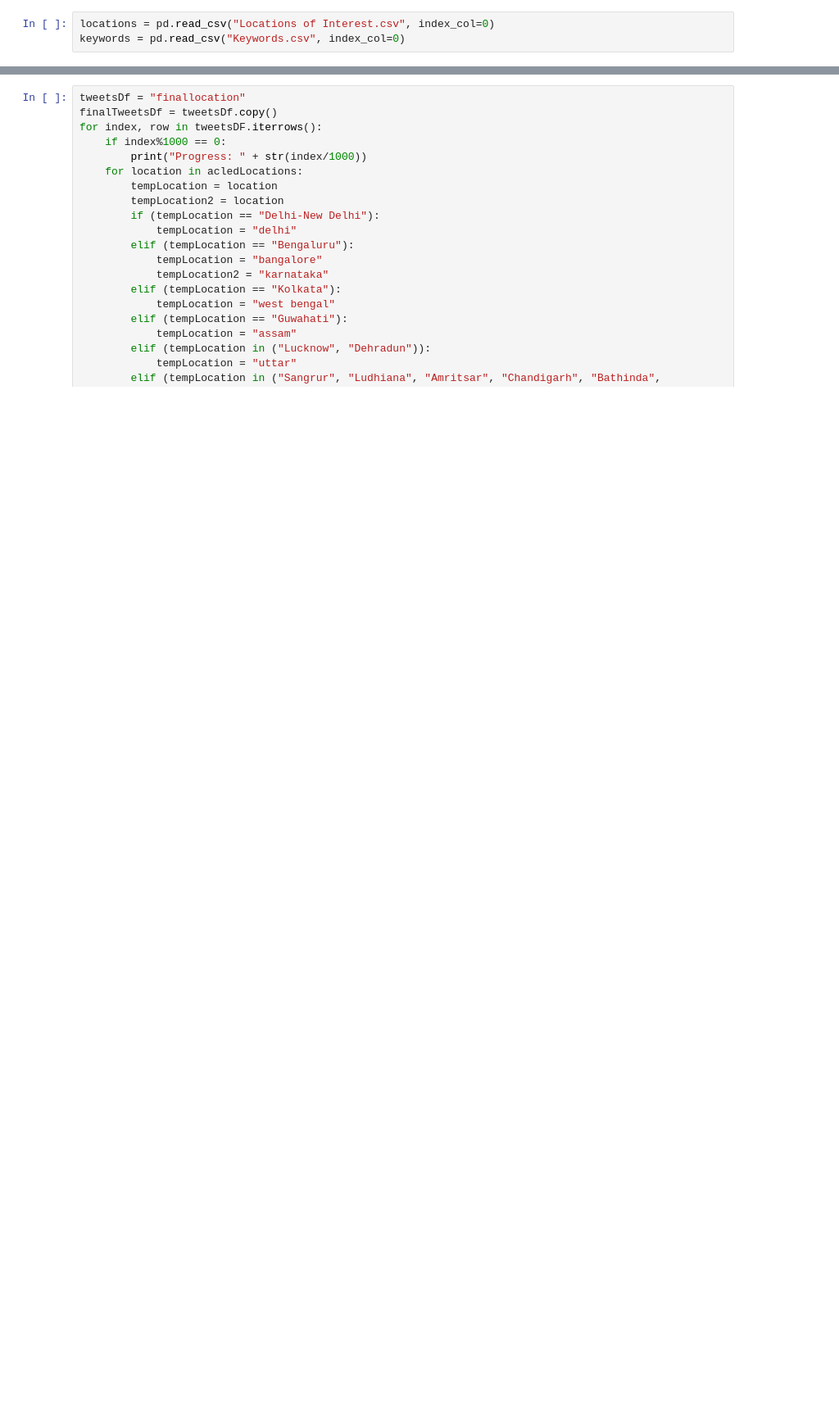
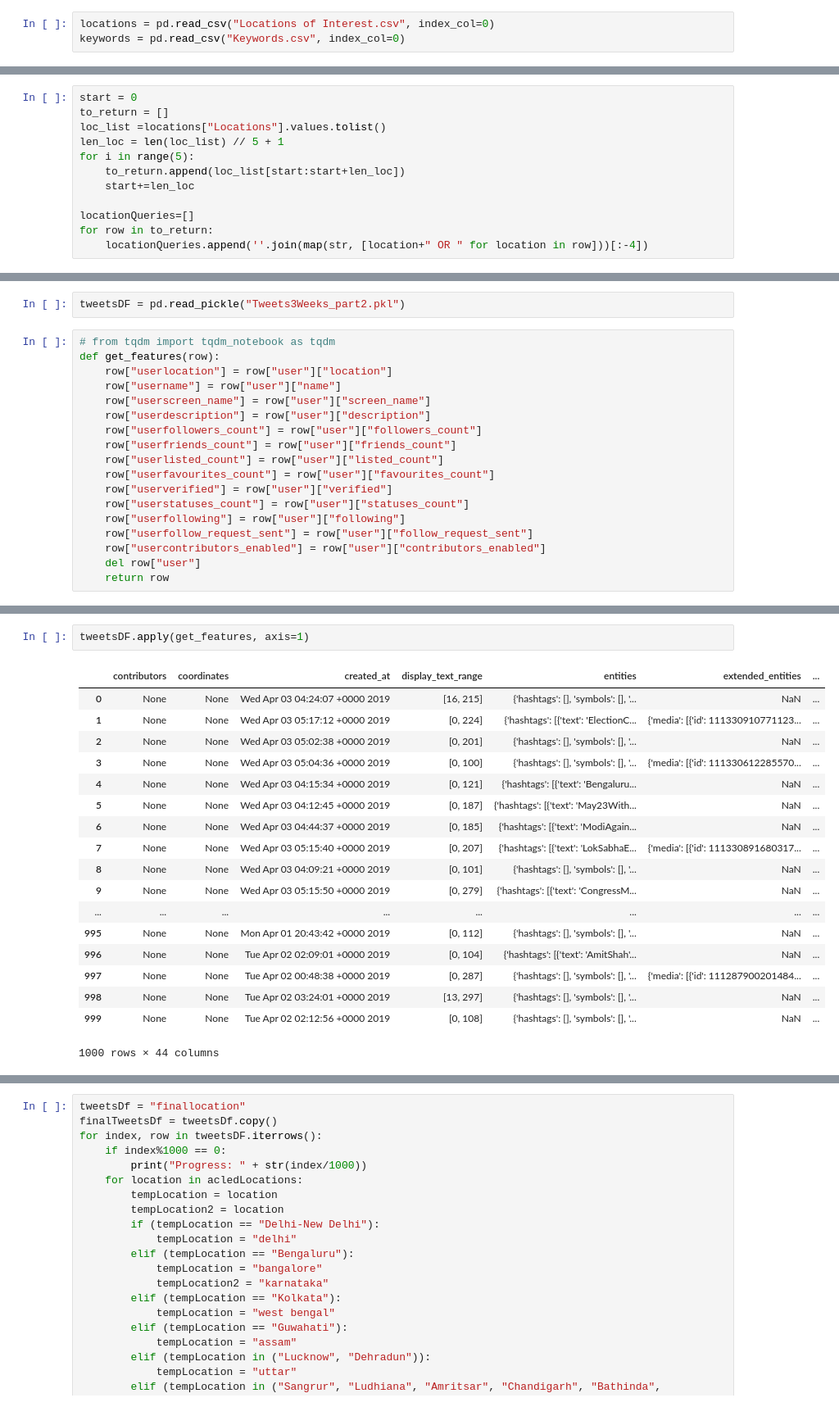
Before and after one commit to aashish-jain/Social-unrest-prediction, a Jupyter notebook: twitter/Tweet Collector v3.ipynb, the cells around one changed output, grey strips where cells are left out. Shown at 82% size. Drawn from its saved outputs; the diff is of its cells as text; blank space fills up the shorter version.

```diff
--- a/twitter/Tweet Collector v3.ipynb
+++ b/twitter/Tweet Collector v3.ipynb
@@ -56,0 +42,12 @@ if locationsLength > 0:
+# %%
+start = 0
+to_return = []
+loc_list =locations["Locations"].values.tolist()
+len_loc = len(loc_list) // 5 + 1
+for i in range(5):
+    to_return.append(loc_list[start:start+len_loc])
+    start+=len_loc
+
+locationQueries=[]
+for row in to_return:
+    locationQueries.append(''.join(map(str, [location+" OR " for location in row]))[:-4])
@@ -89,0 +115,20 @@ tweetsDF["usercontributors_enabled"] = ""
+# %%
+tweetsDF = pd.read_pickle("Tweets3Weeks_part2.pkl")
+# %%
+# from tqdm import tqdm_notebook as tqdm
+def get_features(row):
+    row["userlocation"] = row["user"]["location"]
+    row["username"] = row["user"]["name"]
+    row["userscreen_name"] = row["user"]["screen_name"]
+    row["userdescription"] = row["user"]["description"]
+    row["userfollowers_count"] = row["user"]["followers_count"]
+    row["userfriends_count"] = row["user"]["friends_count"]
+    row["userlisted_count"] = row["user"]["listed_count"]
+    row["userfavourites_count"] = row["user"]["favourites_count"]
+    row["userverified"] = row["user"]["verified"]
+    row["userstatuses_count"] = row["user"]["statuses_count"]
+    row["userfollowing"] = row["user"]["following"]
+    row["userfollow_request_sent"] = row["user"]["follow_request_sent"]
+    row["usercontributors_enabled"] = row["user"]["contributors_enabled"]
+    del row["user"]
+    return row
@@ -90 +139,22 @@ tweetsDF["usercontributors_enabled"] = ""
+# %%
+tweetsDF.apply(get_features, axis=1)
+# %% [output]
+|  | contributors | coordinates | created_at | display_text_range | entities | extended_entities | ... |
+| 0 | None | None | Wed Apr 03 04:24:07 +0000 2019 | [16, 215] | {'hashtags': [], 'symbols': [], '... | NaN | ... |
+| 1 | None | None | Wed Apr 03 05:17:12 +0000 2019 | [0, 224] | {'hashtags': [{'text': 'ElectionC... | {'media': [{'id': 111330910771123... | ... |
+| 2 | None | None | Wed Apr 03 05:02:38 +0000 2019 | [0, 201] | {'hashtags': [], 'symbols': [], '... | NaN | ... |
+| 3 | None | None | Wed Apr 03 05:04:36 +0000 2019 | [0, 100] | {'hashtags': [], 'symbols': [], '... | {'media': [{'id': 111330612285570... | ... |
+| 4 | None | None | Wed Apr 03 04:15:34 +0000 2019 | [0, 121] | {'hashtags': [{'text': 'Bengaluru... | NaN | ... |
+| 5 | None | None | Wed Apr 03 04:12:45 +0000 2019 | [0, 187] | {'hashtags': [{'text': 'May23With... | NaN | ... |
+| 6 | None | None | Wed Apr 03 04:44:37 +0000 2019 | [0, 185] | {'hashtags': [{'text': 'ModiAgain... | NaN | ... |
+| 7 | None | None | Wed Apr 03 05:15:40 +0000 2019 | [0, 207] | {'hashtags': [{'text': 'LokSabhaE... | {'media': [{'id': 111330891680317... | ... |
+| 8 | None | None | Wed Apr 03 04:09:21 +0000 2019 | [0, 101] | {'hashtags': [], 'symbols': [], '... | NaN | ... |
+| 9 | None | None | Wed Apr 03 05:15:50 +0000 2019 | [0, 279] | {'hashtags': [{'text': 'CongressM... | NaN | ... |
+| ... | ... | ... | ... | ... | ... | ... | ... |
+| 995 | None | None | Mon Apr 01 20:43:42 +0000 2019 | [0, 112] | {'hashtags': [], 'symbols': [], '... | NaN | ... |
+| 996 | None | None | Tue Apr 02 02:09:01 +0000 2019 | [0, 104] | {'hashtags': [{'text': 'AmitShah'... | NaN | ... |
+| 997 | None | None | Tue Apr 02 00:48:38 +0000 2019 | [0, 287] | {'hashtags': [], 'symbols': [], '... | {'media': [{'id': 111287900201484... | ... |
+| 998 | None | None | Tue Apr 02 03:24:01 +0000 2019 | [13, 297] | {'hashtags': [], 'symbols': [], '... | NaN | ... |
+| 999 | None | None | Tue Apr 02 02:12:56 +0000 2019 | [0, 108] | {'hashtags': [], 'symbols': [], '... | NaN | ... |
+1000 rows × 44 columns
 # %%
```
Also changed, not shown: parts of 27 cells of this notebook.
